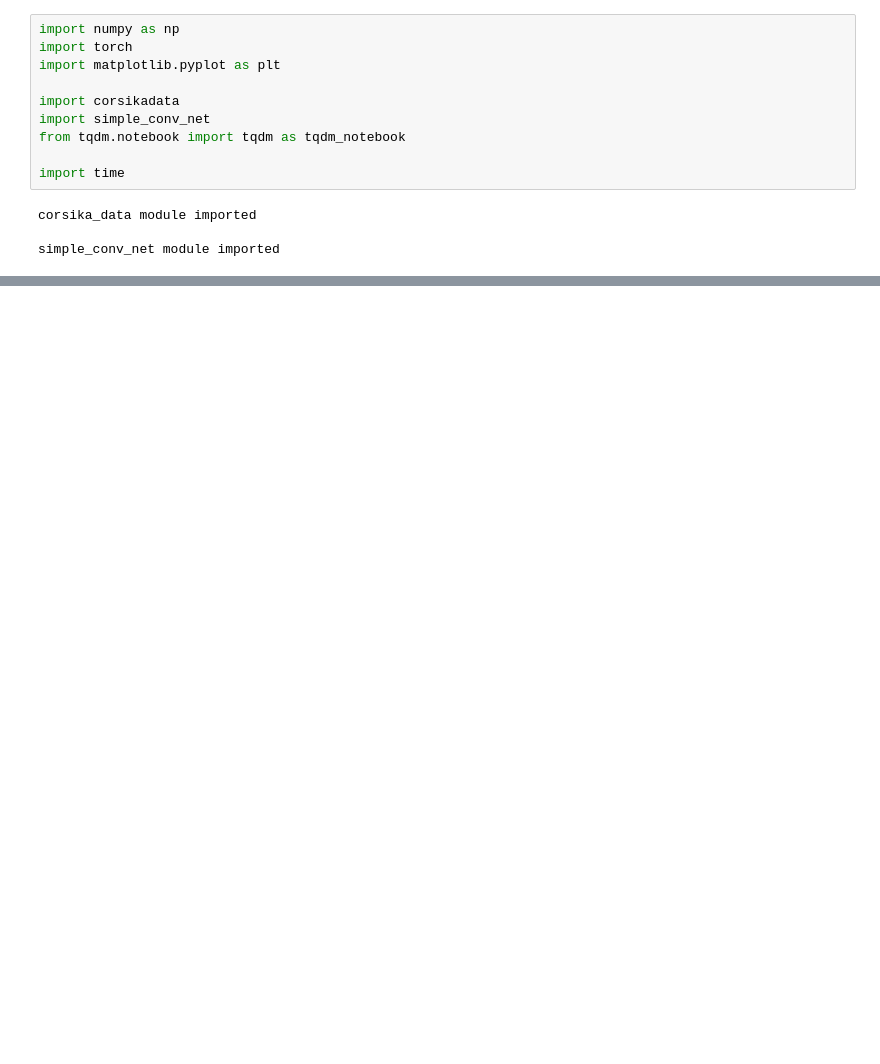
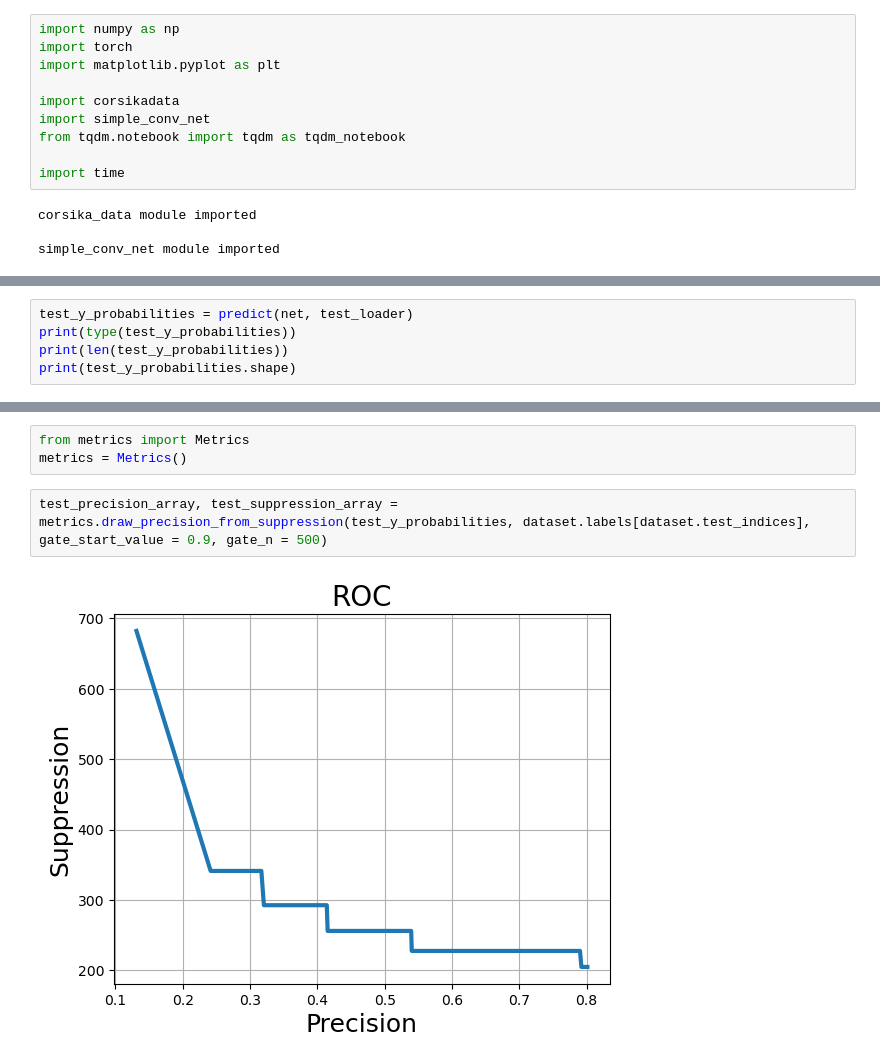
Before and after one commit to Sholtan/TAIGA_CNN, a Jupyter notebook: test.ipynb, the cells around one changed output, grey strips where cells are left out. Saved outputs shown, nothing was run; the diff lists cells and outputs as text; blank space fills up the shorter version.

```diff
--- a/test.ipynb
+++ b/test.ipynb
@@ -124,0 +154,5 @@ len(losses)
+# %%
+test_y_probabilities = predict(net, test_loader)
+print(type(test_y_probabilities))
+print(len(test_y_probabilities))
+print(test_y_probabilities.shape)
@@ -124,0 +174,7 @@ len(losses)
+# %%
+from metrics import Metrics
+metrics = Metrics()
+# %%
+test_precision_array, test_suppression_array = metrics.draw_precision_from_suppression(test_y_probabilities, dataset.labels[dataset.test_indices], gate_start_value = 0.9, gate_n = 500)
+# %% [output]
+[figure, added]
```
Also changed, not shown: parts of 24 cells of this notebook, 2 other files.
